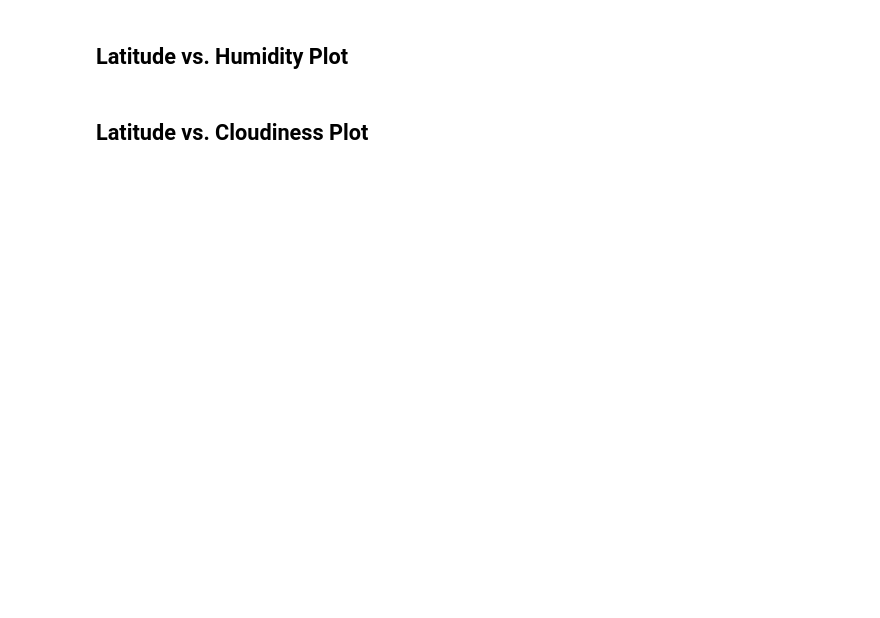
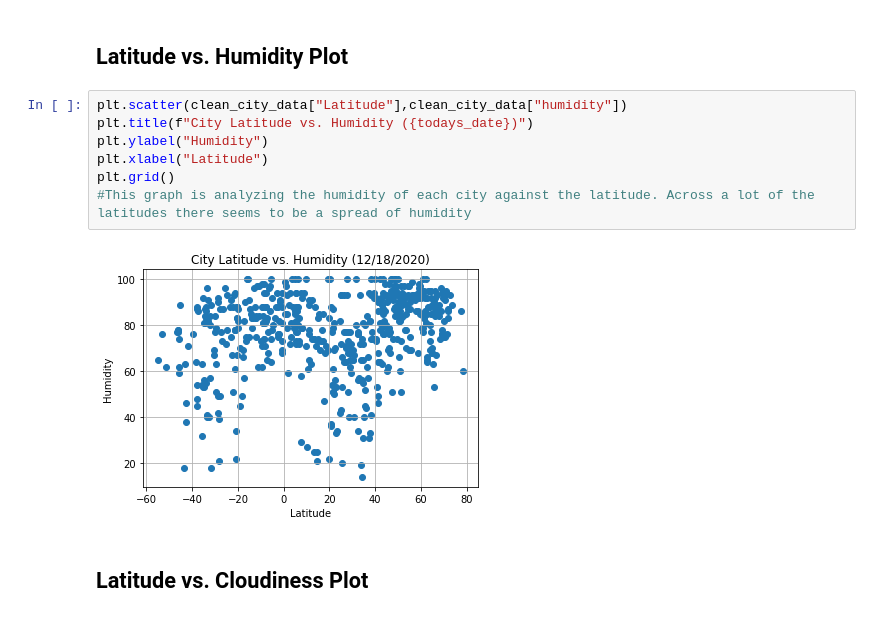
Before and after one commit to kieranmcaleer/python-api-challenge, a Jupyter notebook: WeatherPy/WeatherPy.ipynb, the cells around one changed output. Cells and saved outputs as stored; diff of their text form; blank space fills up the shorter version.

```diff
--- a/WeatherPy/WeatherPy.ipynb
+++ b/WeatherPy/WeatherPy.ipynb
@@ -180,4 +190,13 @@ for index, row in cities_df.iterrows():
 # %% [markdown]
 ## Latitude vs. Humidity Plot
+# %%
+plt.scatter(clean_city_data["Latitude"],clean_city_data["humidity"])
+plt.title(f"City Latitude vs. Humidity ({todays_date})")
+plt.ylabel("Humidity")
+plt.xlabel("Latitude")
+plt.grid()
+#This graph is analyzing the humidity of each city against the latitude. Across a lot of the latitudes there seems to be a spread of humidity
+# %% [output]
+[figure, added]
 # %% [markdown]
 ## Latitude vs. Cloudiness Plot
```
Also changed, not shown: parts of 7 cells of this notebook.
